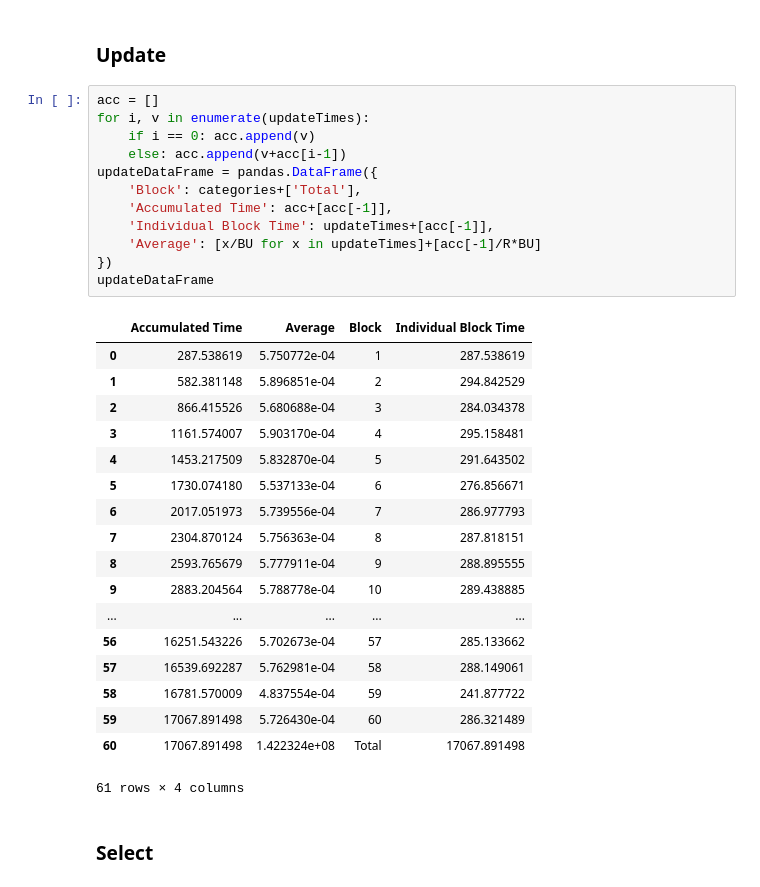
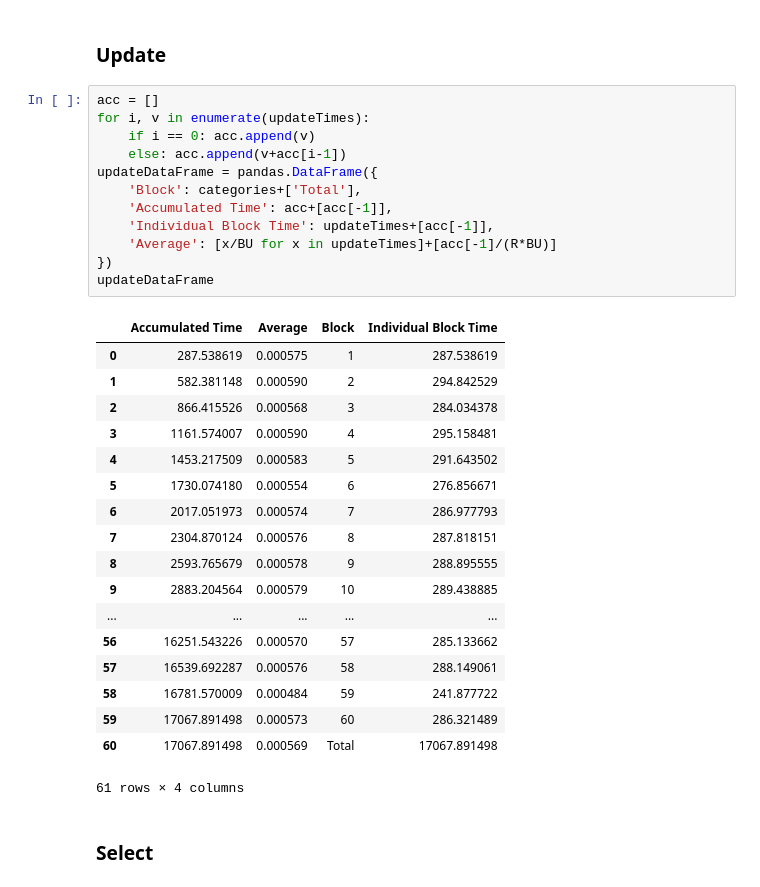
Before and after one commit to joaopedrofn/CassandraAnalysis, a Jupyter notebook: Sintetic Software.ipynb, the cells around one changed output. Saved outputs shown, nothing was run; the diff lists cells and outputs as text.

```diff
--- a/Sintetic Software.ipynb
+++ b/Sintetic Software.ipynb
@@ -275,33 +275,33 @@ insertDateFrame
 # %%
 acc = []
 for i, v in enumerate(updateTimes):
     if i == 0: acc.append(v)
     else: acc.append(v+acc[i-1])
 updateDataFrame = pandas.DataFrame({
     'Block': categories+['Total'],
     'Accumulated Time': acc+[acc[-1]],
     'Individual Block Time': updateTimes+[acc[-1]],
-    'Average': [x/BU for x in updateTimes]+[acc[-1]/R*BU]
+    'Average': [x/BU for x in updateTimes]+[acc[-1]/(R*BU)]
 })
 updateDataFrame
 # %% [output]
 |  | Accumulated Time | Average | Block | Individual Block Time |
-| 0 | 287.538619 | 5.750772e-04 | 1 | 287.538619 |
-| 1 | 582.381148 | 5.896851e-04 | 2 | 294.842529 |
-| 2 | 866.415526 | 5.680688e-04 | 3 | 284.034378 |
-| 3 | 1161.574007 | 5.903170e-04 | 4 | 295.158481 |
-| 4 | 1453.217509 | 5.832870e-04 | 5 | 291.643502 |
-| 5 | 1730.074180 | 5.537133e-04 | 6 | 276.856671 |
-| 6 | 2017.051973 | 5.739556e-04 | 7 | 286.977793 |
-| 7 | 2304.870124 | 5.756363e-04 | 8 | 287.818151 |
-| 8 | 2593.765679 | 5.777911e-04 | 9 | 288.895555 |
-| 9 | 2883.204564 | 5.788778e-04 | 10 | 289.438885 |
+| 0 | 287.538619 | 0.000575 | 1 | 287.538619 |
+| 1 | 582.381148 | 0.000590 | 2 | 294.842529 |
+| 2 | 866.415526 | 0.000568 | 3 | 284.034378 |
+| 3 | 1161.574007 | 0.000590 | 4 | 295.158481 |
+| 4 | 1453.217509 | 0.000583 | 5 | 291.643502 |
+| 5 | 1730.074180 | 0.000554 | 6 | 276.856671 |
+| 6 | 2017.051973 | 0.000574 | 7 | 286.977793 |
+| 7 | 2304.870124 | 0.000576 | 8 | 287.818151 |
+| 8 | 2593.765679 | 0.000578 | 9 | 288.895555 |
+| 9 | 2883.204564 | 0.000579 | 10 | 289.438885 |
 | ... | ... | ... | ... | ... |
-| 56 | 16251.543226 | 5.702673e-04 | 57 | 285.133662 |
-| 57 | 16539.692287 | 5.762981e-04 | 58 | 288.149061 |
-| 58 | 16781.570009 | 4.837554e-04 | 59 | 241.877722 |
-| 59 | 17067.891498 | 5.726430e-04 | 60 | 286.321489 |
-| 60 | 17067.891498 | 1.422324e+08 | Total | 17067.891498 |
+| 56 | 16251.543226 | 0.000570 | 57 | 285.133662 |
+| 57 | 16539.692287 | 0.000576 | 58 | 288.149061 |
+| 58 | 16781.570009 | 0.000484 | 59 | 241.877722 |
+| 59 | 17067.891498 | 0.000573 | 60 | 286.321489 |
+| 60 | 17067.891498 | 0.000569 | Total | 17067.891498 |
 61 rows × 4 columns
 # %% [markdown]
 ### Select
```
Also changed, not shown: parts of 2 cells of this notebook, 2 other files.
